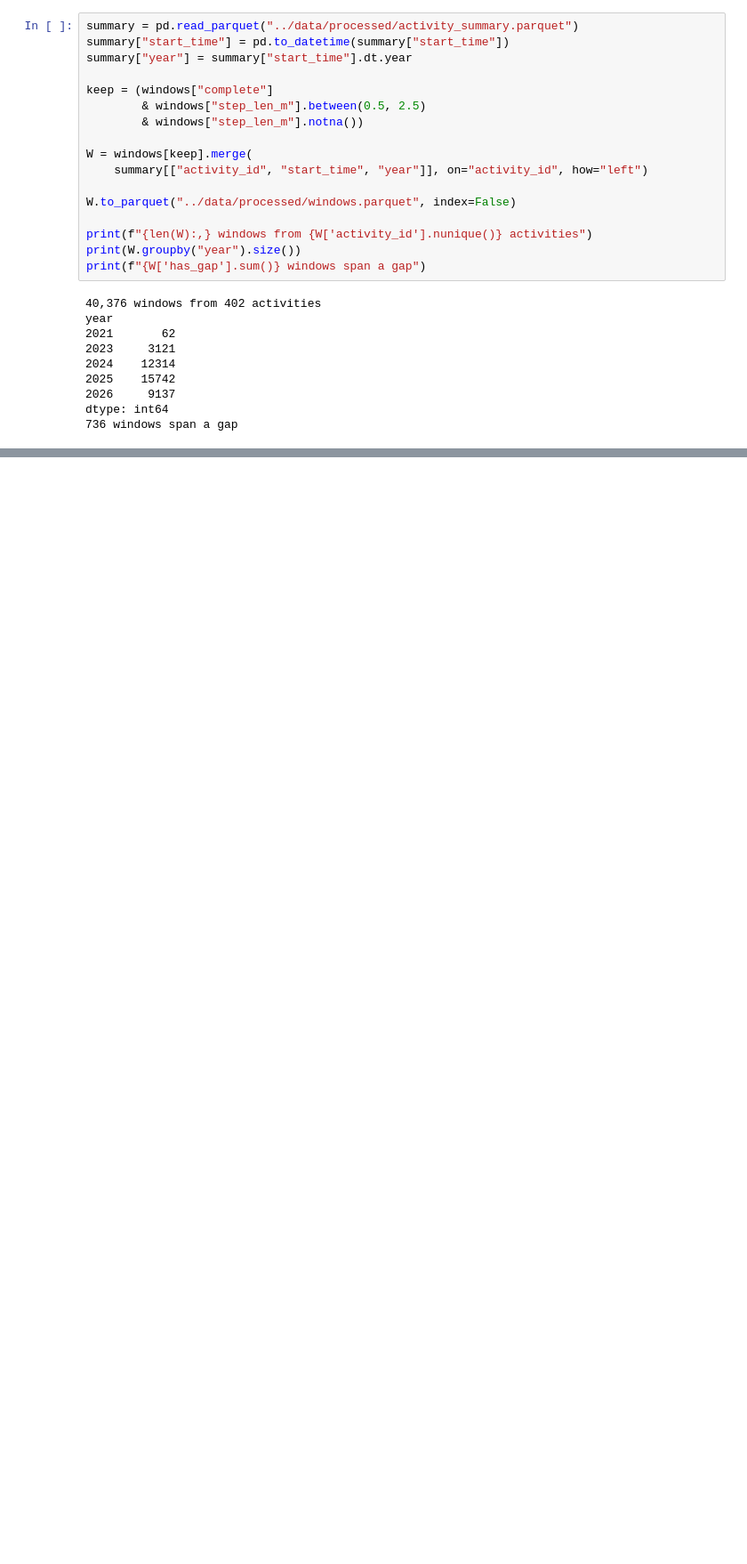
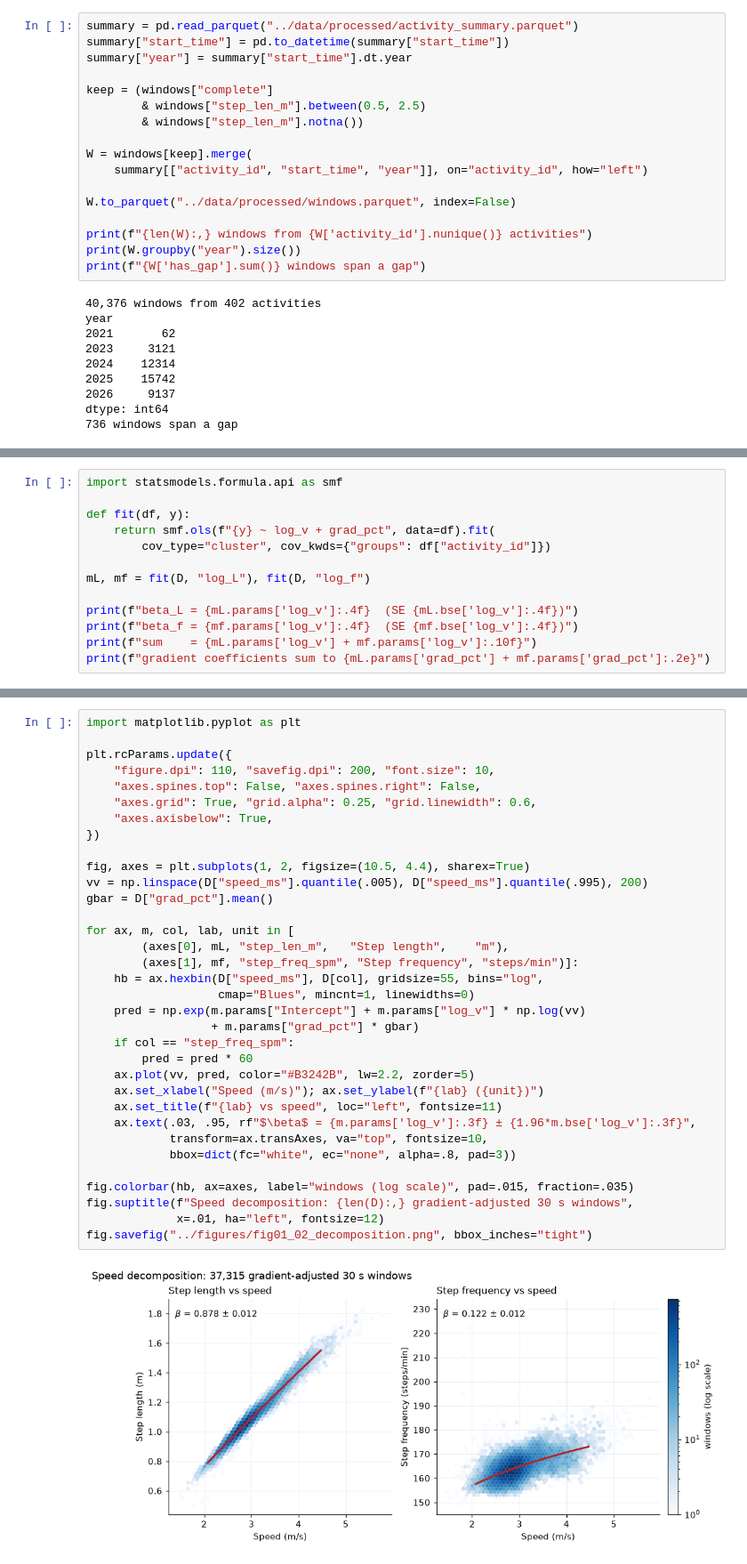
Before and after one commit to armannevzat/Gait-Analysis-Project, a Jupyter notebook: notebooks/03_clean_and_window.ipynb, the cells around one changed output, grey strips where cells are left out. Shown at 89% size. Cells and saved outputs as stored; diff of their text form; blank space fills up the shorter version.

```diff
--- a/notebooks/03_clean_and_window.ipynb
+++ b/notebooks/03_clean_and_window.ipynb
@@ -232,0 +251,13 @@ dtype: int64
+# %%
+import statsmodels.formula.api as smf
+
+def fit(df, y):
+    return smf.ols(f"{y} ~ log_v + grad_pct", data=df).fit(
+        cov_type="cluster", cov_kwds={"groups": df["activity_id"]})
+
+mL, mf = fit(D, "log_L"), fit(D, "log_f")
+
+print(f"beta_L = {mL.params['log_v']:.4f}  (SE {mL.bse['log_v']:.4f})")
+print(f"beta_f = {mf.params['log_v']:.4f}  (SE {mf.bse['log_v']:.4f})")
+print(f"sum    = {mL.params['log_v'] + mf.params['log_v']:.10f}")
+print(f"gradient coefficients sum to {mL.params['grad_pct'] + mf.params['grad_pct']:.2e}")
@@ -232,0 +312,36 @@ dtype: int64
+# %%
+import matplotlib.pyplot as plt
+
+plt.rcParams.update({
+    "figure.dpi": 110, "savefig.dpi": 200, "font.size": 10,
+    "axes.spines.top": False, "axes.spines.right": False,
+    "axes.grid": True, "grid.alpha": 0.25, "grid.linewidth": 0.6,
+    "axes.axisbelow": True,
+})
+
+fig, axes = plt.subplots(1, 2, figsize=(10.5, 4.4), sharex=True)
+vv = np.linspace(D["speed_ms"].quantile(.005), D["speed_ms"].quantile(.995), 200)
+gbar = D["grad_pct"].mean()
+
+for ax, m, col, lab, unit in [
+        (axes[0], mL, "step_len_m",   "Step length",    "m"),
+        (axes[1], mf, "step_freq_spm", "Step frequency", "steps/min")]:
+    hb = ax.hexbin(D["speed_ms"], D[col], gridsize=55, bins="log",
+                   cmap="Blues", mincnt=1, linewidths=0)
+    pred = np.exp(m.params["Intercept"] + m.params["log_v"] * np.log(vv)
+                  + m.params["grad_pct"] * gbar)
+    if col == "step_freq_spm":
+        pred = pred * 60
+    ax.plot(vv, pred, color="#B3242B", lw=2.2, zorder=5)
+    ax.set_xlabel("Speed (m/s)"); ax.set_ylabel(f"{lab} ({unit})")
+    ax.set_title(f"{lab} vs speed", loc="left", fontsize=11)
+    ax.text(.03, .95, rf"$\beta$ = {m.params['log_v']:.3f} ± {1.96*m.bse['log_v']:.3f}",
+            transform=ax.transAxes, va="top", fontsize=10,
+            bbox=dict(fc="white", ec="none", alpha=.8, pad=3))
+
+fig.colorbar(hb, ax=axes, label="windows (log scale)", pad=.015, fraction=.035)
+fig.suptitle(f"Speed decomposition: {len(D):,} gradient-adjusted 30 s windows",
+             x=.01, ha="left", fontsize=12)
+fig.savefig("../figures/fig01_02_decomposition.png", bbox_inches="tight")
+# %% [output]
+[figure, added]
```
Also changed, not shown: parts of 6 cells of this notebook, 3 other files.
